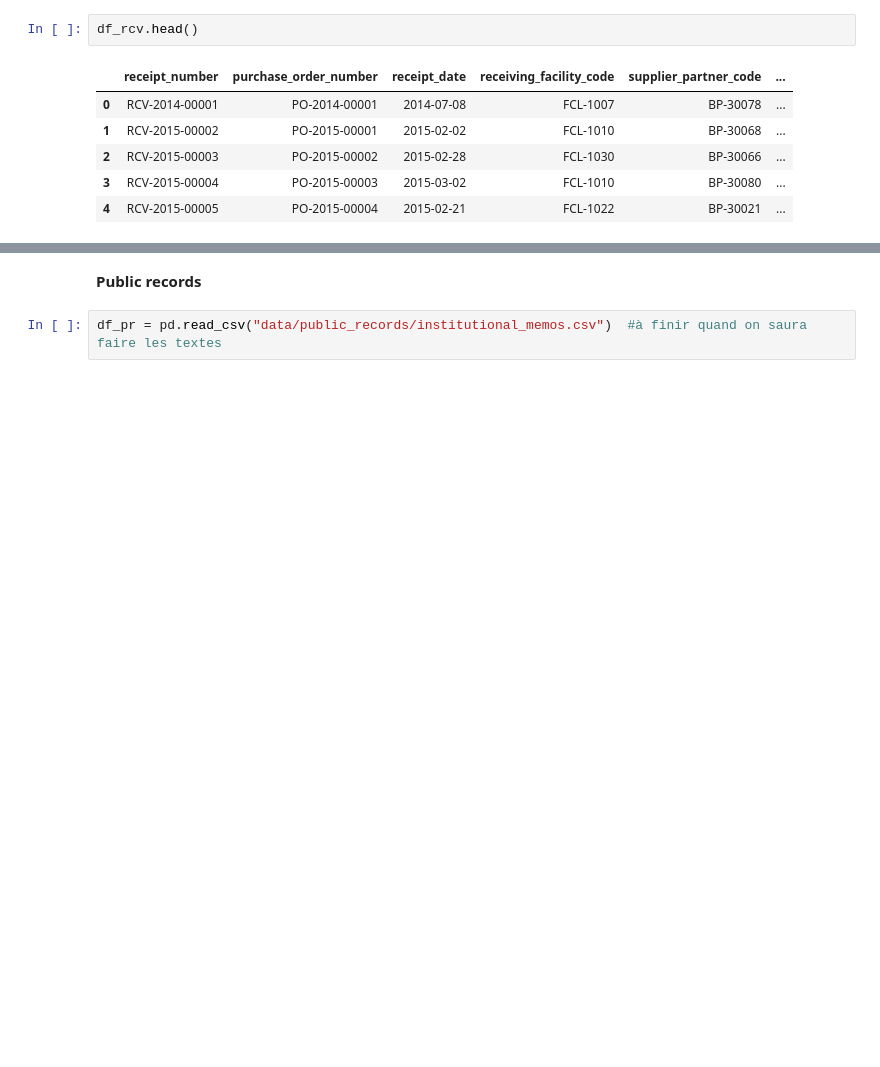
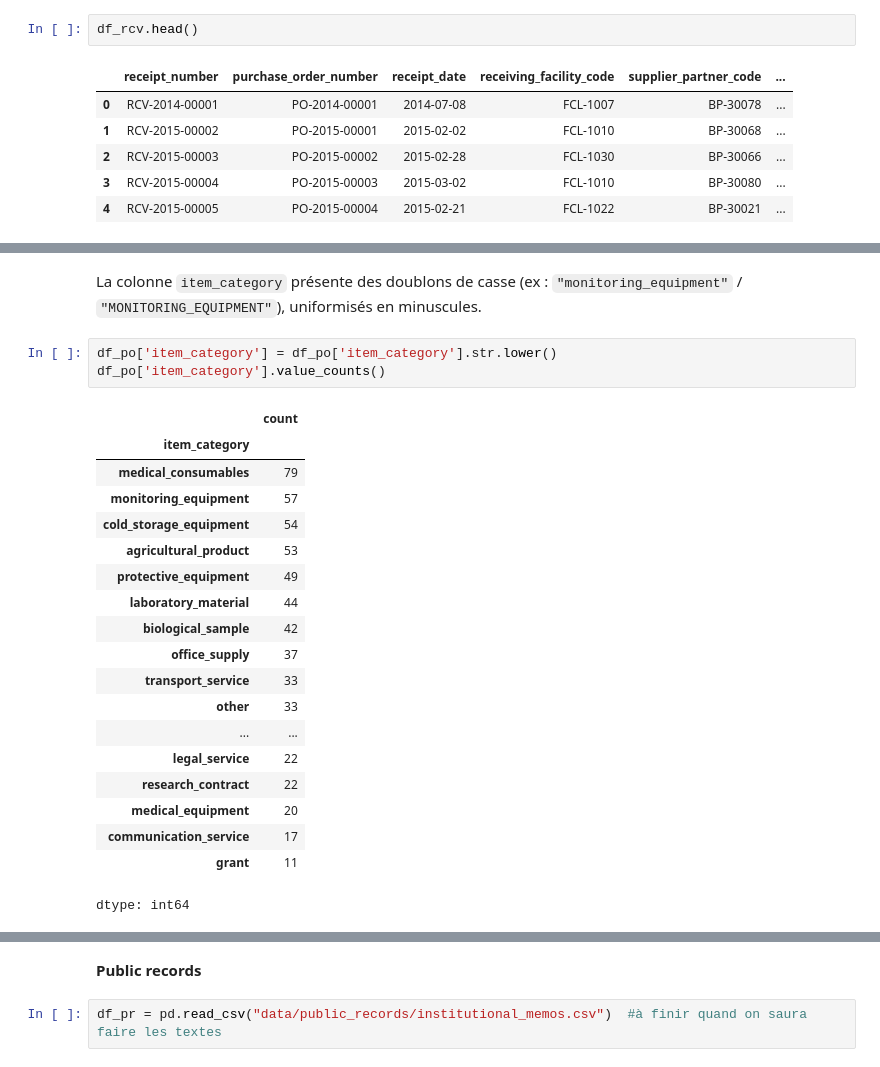
Before and after one commit to Sheik-info/20262027-UE-DataMining-Project, a Jupyter notebook: Base_notebook_to_complete.ipynb, the cells around one changed output, grey strips where cells are left out. Cells and saved outputs as stored; diff of their text form; blank space fills up the shorter version.

```diff
--- a/Base_notebook_to_complete.ipynb
+++ b/Base_notebook_to_complete.ipynb
@@ -511,0 +530,25 @@ df_rcv.head()
+# %% [markdown]
+La colonne `item_category` présente des doublons de casse (ex : `"monitoring_equipment"` / `"MONITORING_EQUIPMENT"`), uniformisés en minuscules.
+# %%
+df_po['item_category'] = df_po['item_category'].str.lower()
+df_po['item_category'].value_counts()
+# %% [output]
+|  | count |
+| item_category |  |
+| medical_consumables | 79 |
+| monitoring_equipment | 57 |
+| cold_storage_equipment | 54 |
+| agricultural_product | 53 |
+| protective_equipment | 49 |
+| laboratory_material | 44 |
+| biological_sample | 42 |
+| office_supply | 37 |
+| transport_service | 33 |
+| other | 33 |
+| ... | ... |
+| legal_service | 22 |
+| research_contract | 22 |
+| medical_equipment | 20 |
+| communication_service | 17 |
+| grant | 11 |
+dtype: int64
```
Also changed, not shown: parts of 7 cells of this notebook.
